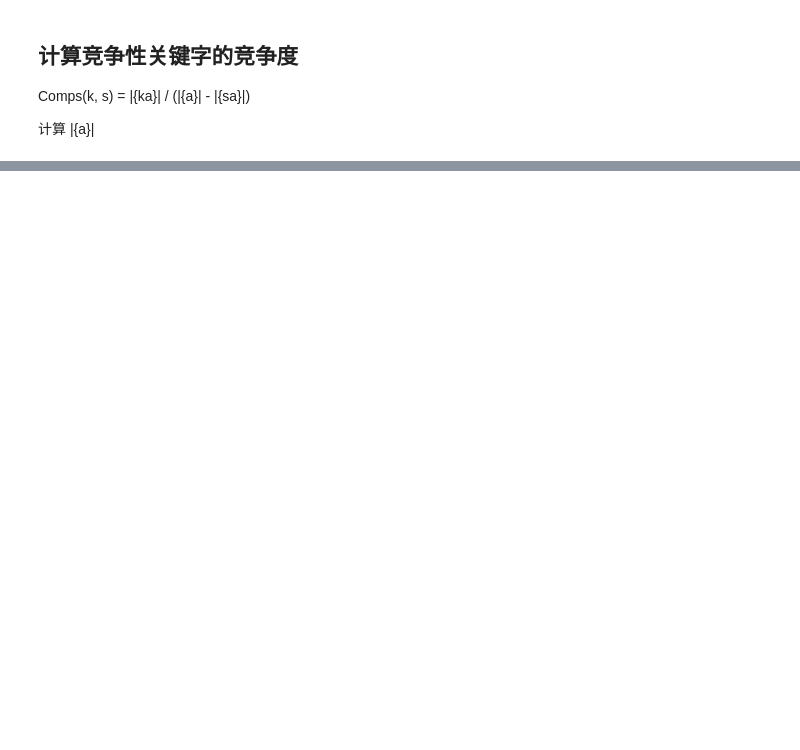
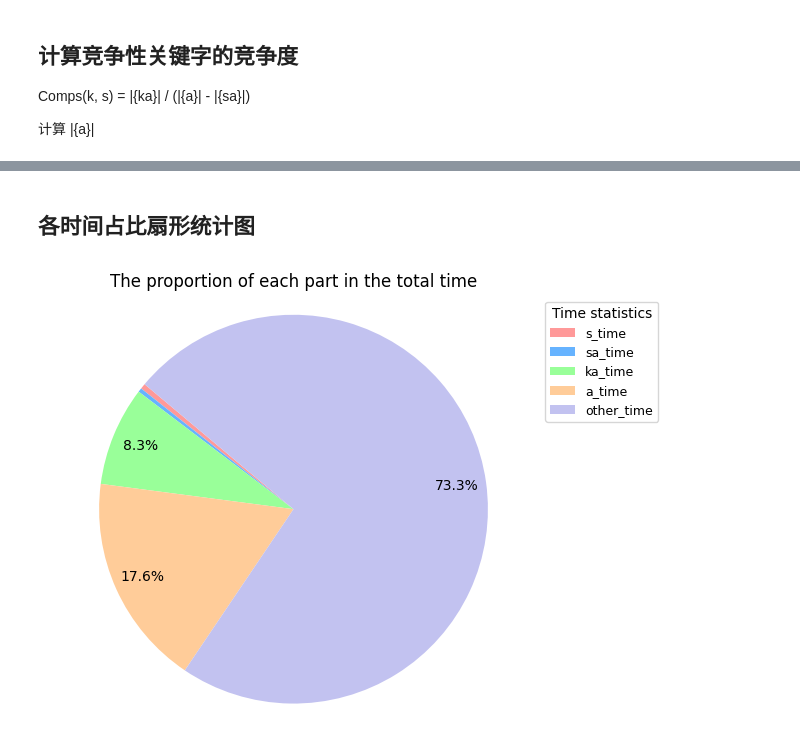
Before and after one commit to rookies233/CompKey, a Jupyter notebook: notebook/compkey.ipynb, the cells around one changed output, grey strips where cells are left out. Drawn from its saved outputs; the diff is of its cells as text; code cells hidden in the pictures; blank space fills up the shorter version.

Commit message:
计算时间，绘制扇形统计图

```diff
--- a/notebook/compkey.ipynb
+++ b/notebook/compkey.ipynb
@@ -592,0 +907,56 @@ comp_result_dict
+# %% [markdown]
+## 各时间占比扇形统计图
+# %%
+import matplotlib.pyplot as plt
+
+# 时间统计数据
+time_stats = {
+    's_time': 1.796548843383789,
+    'sa_time': 1.326596975326538,
+    'wight_time': 0.0,
+    'ka_time': 33.054537296295166,
+    'a_time': 70.60850167274475,
+    'comp_time': 0.0,
+    'comp_k_s_time': 0.0,
+    'total_time': 400.392245054245
+}
+
+# 计算各部分占total_time的比例
+total_time = time_stats['total_time']
+data = {
+    key: value for key, value in time_stats.items() if value > 0 and key != 'total_time'
+}
+
+# 将未列出的部分归入“其他时间”
+other_time = total_time - sum(data.values())
+if other_time > 0:
+    data['other_time'] = other_time
+
+# 绘制扇形统计图
+labels = data.keys()
+sizes = data.values()
+
+# 设置比较浅的颜色
+colors = ['#ff9999', '#66b3ff', '#99ff99', '#ffcc99', '#c2c2f0', '#ffb3e6']
+
+
+# 自定义百分比显示
+def func(pct):
+    return f'{pct:.1f}%' if pct > 1 else ''  # 设定阈值
+
+
+# 绘制饼图
+wedges, texts, autotexts = plt.pie(sizes, labels=None, autopct=lambda pct: func(pct),
+                                   startangle=140, colors=colors, pctdistance=0.85,
+                                   textprops=dict(color="black"))
+
+plt.axis('equal')  # 使饼图为圆形
+plt.title('The proportion of each part in the total time')
+
+# 添加图例并调整位置和字体大小
+plt.legend(labels, loc='upper left', title="Time statistics", title_fontsize='10', fontsize='9', bbox_to_anchor=(1, 1))
+
+plt.tight_layout()  # 自动调整布局以避免重叠
+plt.show()
+# %% [output]
+[figure, added]
```
Also changed, not shown: parts of 19 cells of this notebook.
